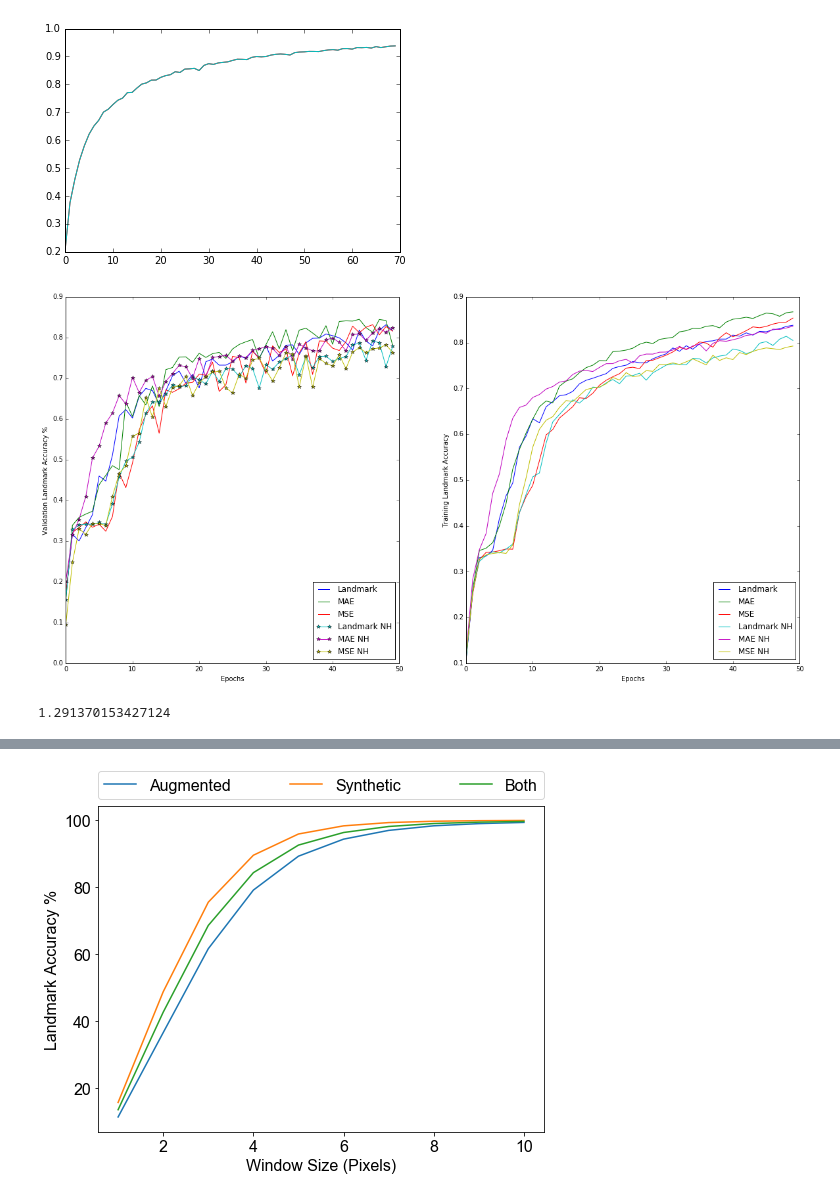
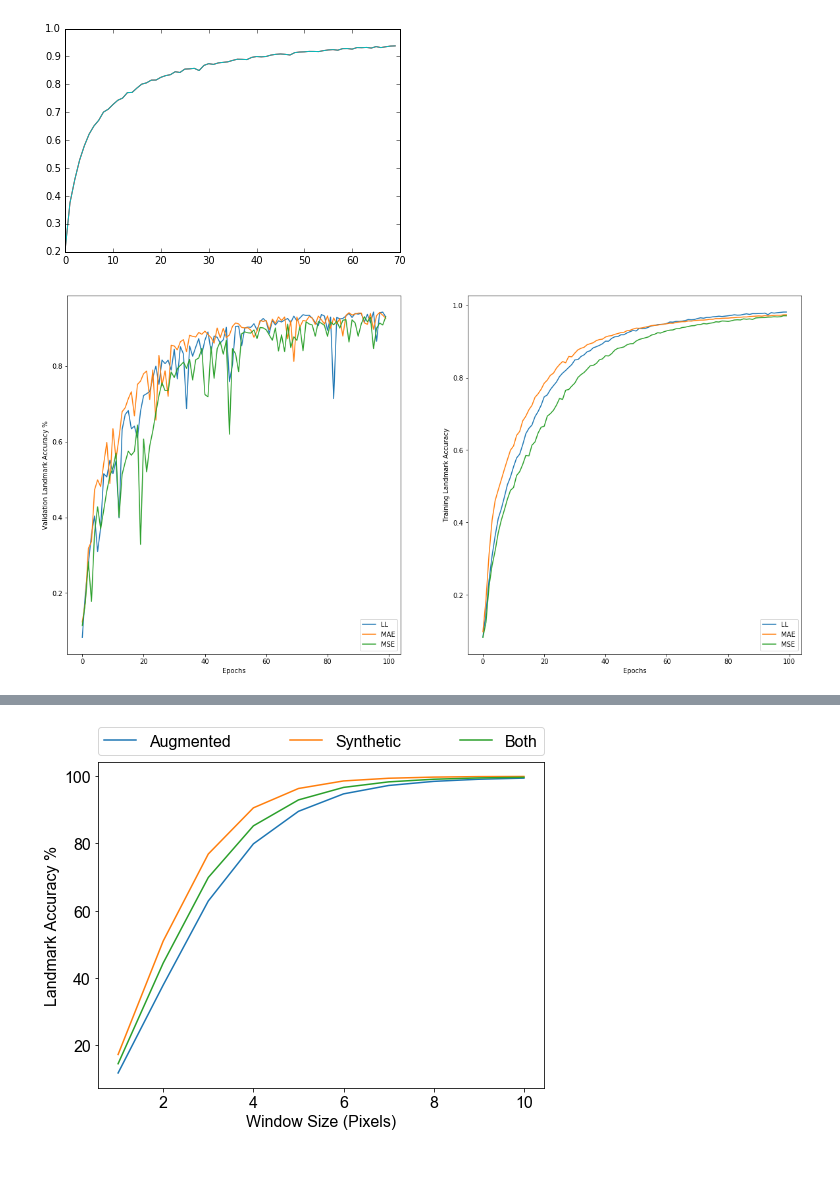
Before and after one commit to danakianfar/landmark_detection, a Jupyter notebook: evaluation.ipynb, the cells around one changed output, grey strips where cells are left out. Cells and saved outputs as stored; diff of their text form; code cells hidden in the pictures; blank space fills up the shorter version.

Commit message:
plots

```diff
--- a/evaluation.ipynb
+++ b/evaluation.ipynb
@@ -297,53 +302,36 @@ plt.show()
 # %%
 import pickle
 import matplotlib.pyplot as plt
-with open('models/HeadTrue-TowerFalse-2D-landmark_loss-non_spatial-[4.910250957147249, 0.8166212013640004].history', 'rb') as f:
+with open('models/bw/HeadFalse-spatial-2D-landmark_loss-[2.5580506541512231, 0.92953608587848857].history', 'rb') as f:
     history_landmark = pickle.load(f)
 
-with open('models/HeadTrue-TowerFalse-2D-mean_absolute_error-non_spatial-[2.0025351818161781, 0.7804442103567697].history', 'rb') as f:
+with open('models/bw/HeadFalse-spatial-2D-mean_absolute_error-[1.2376450350476191, 0.92612464138955786].history', 'rb') as f:
     history_mae = pickle.load(f)
 
-with open('models/HeadTrue-TowerFalse-2D-mean_squared_error-non_spatial-[5.4612291761799554, 0.81560168234360653].history', 'rb') as f:
+with open('models/bw/HeadFalse-spatial-2D-mean_squared_error-[2.763318118998813, 0.93038304926901993].history', 'rb') as f:
     history_mse = pickle.load(f)
-
-with open('models/HeadFalse-TowerFalse-2D-landmark_loss-non_spatial-[6.0355695522192754, 0.7780914918131403].history', 'rb') as f:
-    history_landmark_nohead = pickle.load(f)
-
-with open('models/HeadFalse-TowerFalse-2D-mean_absolute_error-non_spatial-[1.7898727505155756, 0.82330292499950175].history', 'rb') as f:
-    history_mae_nohead = pickle.load(f)
-
-with open('models/HeadFalse-TowerFalse-2D-mean_squared_error-non_spatial-[7.0365000420303581, 0.76336346098766239].history', 'rb') as f:
-    history_mse_nohead = pickle.load(f)
 # %%
 plt.figure(figsize=(20,10))
 plt.subplot(1,2,1)
-plt.plot(history_landmark['val_landmark_accuracy'], label='Landmark')
+plt.plot(history_landmark['val_landmark_accuracy'], label='LL')
 plt.plot(history_mae['val_landmark_accuracy'], label='MAE')
 plt.plot(history_mse['val_landmark_accuracy'], label='MSE')
-
-plt.plot(history_landmark_nohead['val_landmark_accuracy'], '*-', label='Landmark NH')
-plt.plot(history_mae_nohead['val_landmark_accuracy'], '*-', label='MAE NH')
-plt.plot(history_mse_nohead['val_landmark_accuracy'], '*-', label='MSE NH')
 
 plt.legend(loc='lower right')
 plt.xlabel('Epochs')
 plt.ylabel('Validation Landmark Accuracy %')
 
 plt.subplot(1,2,2)
-plt.plot(history_landmark['landmark_accuracy'], label='Landmark')
+plt.plot(history_landmark['landmark_accuracy'], label='LL')
 plt.plot(history_mae['landmark_accuracy'], label='MAE')
 plt.plot(history_mse['landmark_accuracy'], label='MSE')
-
-plt.plot(history_landmark_nohead['landmark_accuracy'], label='Landmark NH')
-plt.plot(history_mae_nohead['landmark_accuracy'], label='MAE NH')
-plt.plot(history_mse_nohead['landmark_accuracy'], label='MSE NH')
 
 plt.legend(loc='lower right')
 plt.xlabel('Epochs')
 plt.ylabel('Training Landmark Accuracy')
 plt.show()
 # %% [output]
-[figure, old version]
+[figure, new version]
 # %%
 def load_history(path):
     with open(path, 'rb') as f:
@@ -353,8 +341,2 @@ path = './models/bw/HeadFalse-spatial-2D-mean_squared_error-[2.841274347020494,
 model = load_model(path, custom_objects)
 hist = load_history(path.replace('.h5', '.history'))
-# %%
-preds_augmented = model_predict(model, bw_augmented_test_inputs, len(bw_augmented_test_inputs['input_img']), output_dims=2)
-preds_synthetic = model_predict(model, bw_test_inputs, len(bw_test_inputs['input_img']), output_dims=2)
-preds_all = model_predict(model, bw_all_test_inputs, len(bw_all_test_inputs['input_img']), output_dims=2)
-# %% [output]
-1.291370153427124
```
Also changed, not shown: parts of 12 cells of this notebook, 14 other files.
